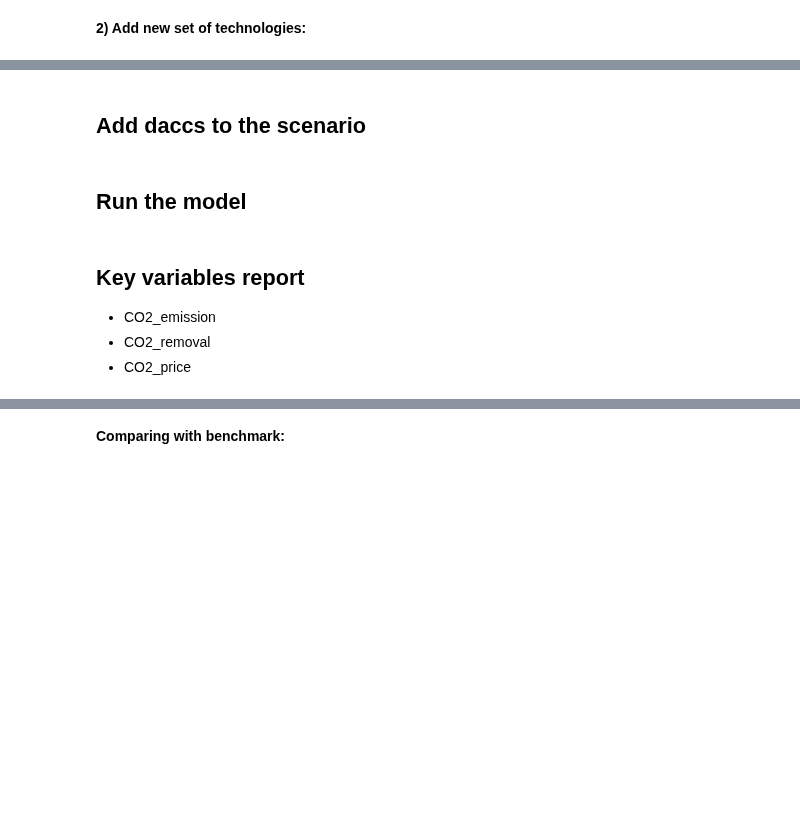
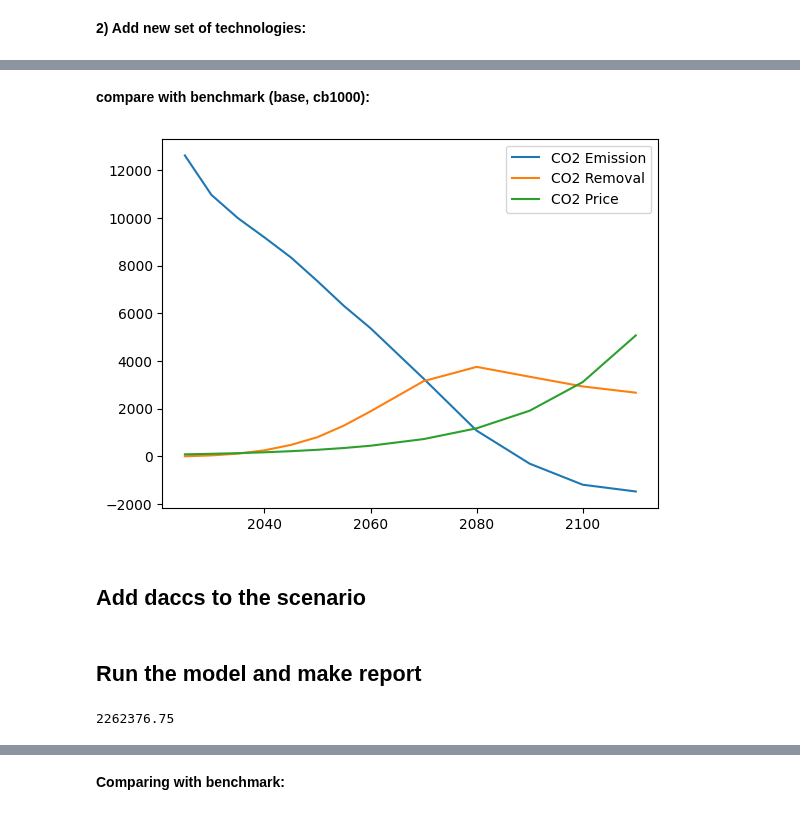
Before and after one commit to ywpratama/message_ix, a Jupyter notebook: tutorial/dac_scenarios/[Tutorial] 5 - Run carbon budget scenario without DACCS with split CO2 infrastructure.ipynb, the cells around one changed output, grey strips where cells are left out. Saved outputs shown, nothing was run; the diff lists cells and outputs as text; code cells hidden in the pictures; blank space fills up the shorter version.

```diff
--- a/tutorial/dac_scenarios/[Tutorial] 5 - Run carbon budget scenario without DACCS with split CO2 infrastructure.ipynb
+++ b/tutorial/dac_scenarios/[Tutorial] 5 - Run carbon budget scenario without DACCS with split CO2 infrastructure.ipynb
@@ -99,2 +129,26 @@ for par in pars2remove:
+# %% [markdown]
+**compare with benchmark (base, cb1000):**
+# %%
+# CO2 Emission
+emiss = base.var("EMISS")
+emiss = emiss.loc[(emiss['type_tec'] == 'all') & (emiss['node'] == 'World') & (emiss['emission'] == 'TCE')]
+emiss_plot = emiss[['year','lvl']].set_index(['year'])
+
+# CO2 Removal
+removal = base.var("EMISS")
+removal = removal.loc[(removal['type_tec'] == 'all') & (removal['node'] == 'World') & (removal['emission'] == 'CO2_storage')]
+removal_plot = removal[['year','lvl']].set_index(['year'])
+
+# CO2 Prices
+CO2Price = base.var("PRICE_EMISSION")[['year','lvl']].set_index(['year'])
+
+# Plottings
+plt.plot(emiss_plot, label='CO2 Emission')
+plt.plot(removal_plot, label='CO2 Removal')
+plt.plot(CO2Price, label='CO2 Price')
+plt.legend()
+plt.show()
+# %% [output]
+[figure, added]
 # %% [markdown]
 ## Add daccs to the scenario
@@ -121,5 +188,10 @@ for par in pars2remove:
 # %% [markdown]
-## Run the model
+## Run the model and make report
 # %%
-scen.commit(comment="emission bound with split CO2 infrastructure")
-scen.set_as_default()
+dac_scen.commit(comment="emission bound with split CO2 infrastructure")
+dac_scen.set_as_default()
+
+dac_scen.solve(solve_options={'scaind':'0'}) # solve_options={'barcrossalg': '2','scaind':'1'}
+dac_scen.var("OBJ")["lvl"]
+# %% [output]
+2262376.75
@@ -129,7 +198,2 @@ scen.var("OBJ")["lvl"]
-# %% [markdown]
-## Key variables report
-- CO2_emission
-- CO2_removal
-- CO2_price
 # %%
 # CO2 Emission
```
Also changed, not shown: parts of 22 cells of this notebook.
